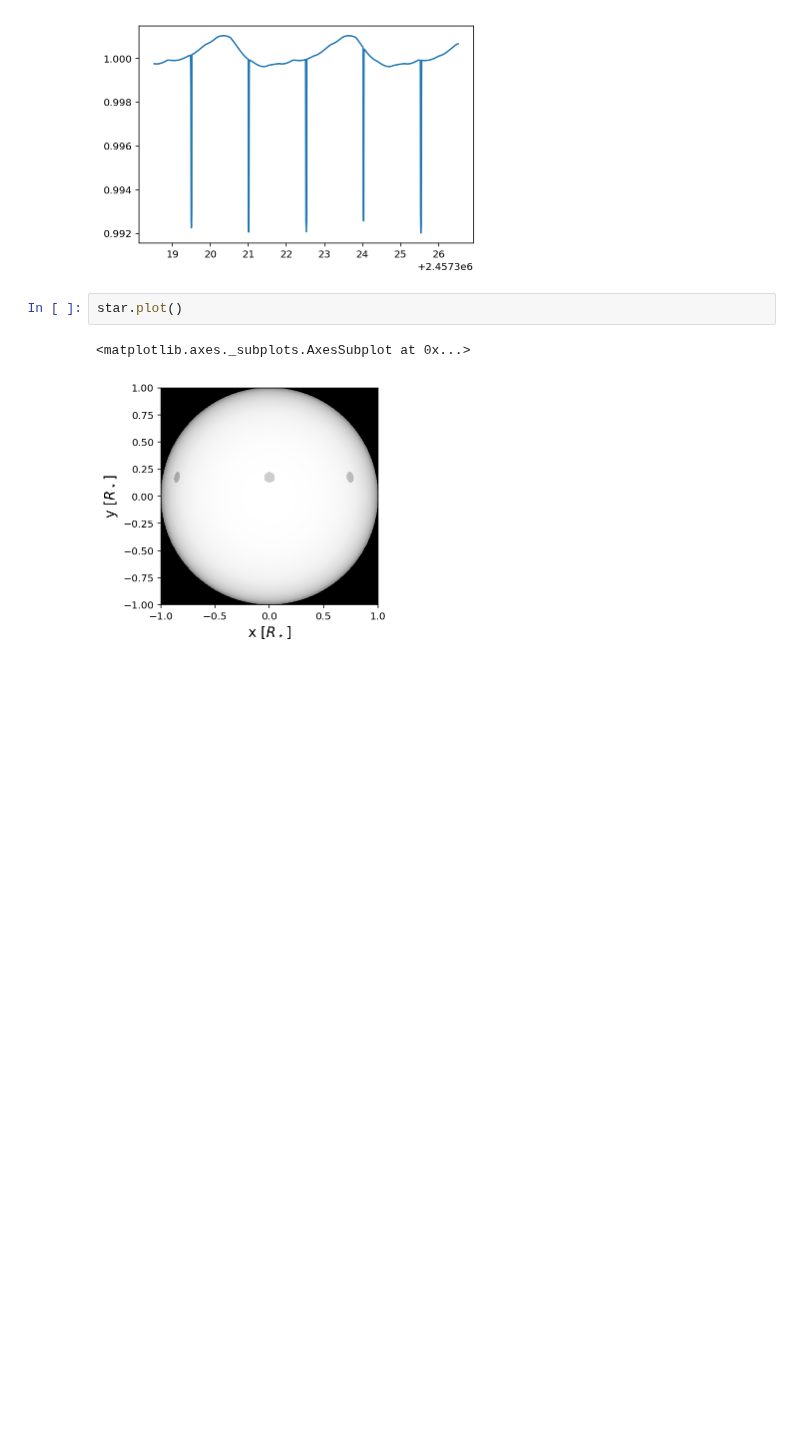
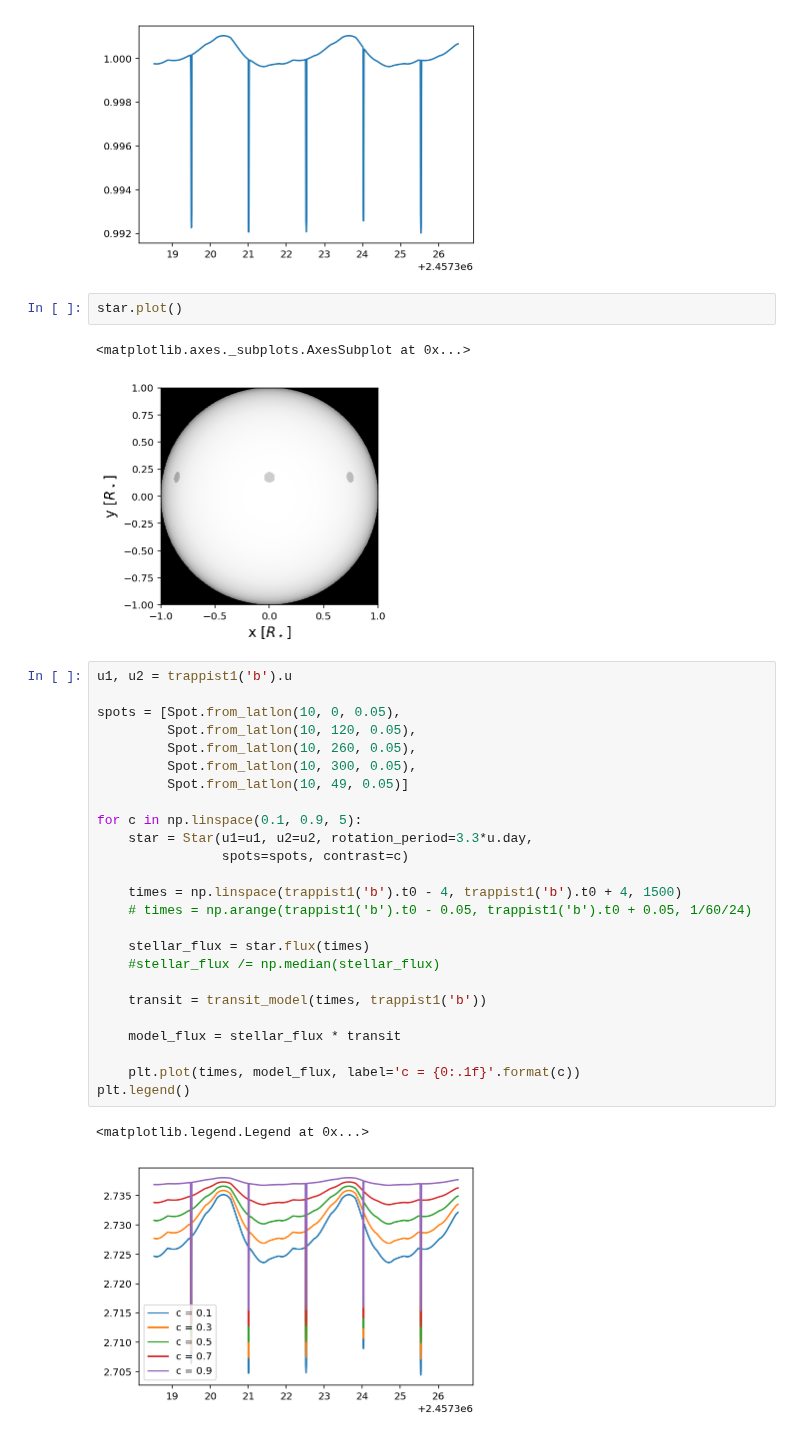
Before and after one commit to bmorris3/libra, a Jupyter notebook: notebooks/make_lc.ipynb, the cells around one changed output. Cells and saved outputs as stored; diff of their text form; blank space fills up the shorter version.

```diff
--- a/notebooks/make_lc.ipynb
+++ b/notebooks/make_lc.ipynb
@@ -40,3 +40,31 @@ star.plot()
 # %% [output]
 <matplotlib.axes._subplots.AxesSubplot at 0x...>
 [figure]
+# %%
+u1, u2 = trappist1('b').u
+
+spots = [Spot.from_latlon(10, 0, 0.05),
+         Spot.from_latlon(10, 120, 0.05),
+         Spot.from_latlon(10, 260, 0.05),
+         Spot.from_latlon(10, 300, 0.05),
+         Spot.from_latlon(10, 49, 0.05)]
+
+for c in np.linspace(0.1, 0.9, 5):
+    star = Star(u1=u1, u2=u2, rotation_period=3.3*u.day,
+                spots=spots, contrast=c)
+
+    times = np.linspace(trappist1('b').t0 - 4, trappist1('b').t0 + 4, 1500)
+    # times = np.arange(trappist1('b').t0 - 0.05, trappist1('b').t0 + 0.05, 1/60/24)
+
+    stellar_flux = star.flux(times)
+    #stellar_flux /= np.median(stellar_flux)
+
+    transit = transit_model(times, trappist1('b'))
+
+    model_flux = stellar_flux * transit
+
+    plt.plot(times, model_flux, label='c = {0:.1f}'.format(c))
+plt.legend()
+# %% [output]
+<matplotlib.legend.Legend at 0x...>
+[figure, added]
```
Also changed, not shown: parts of 2 cells of this notebook, 2 other files.
